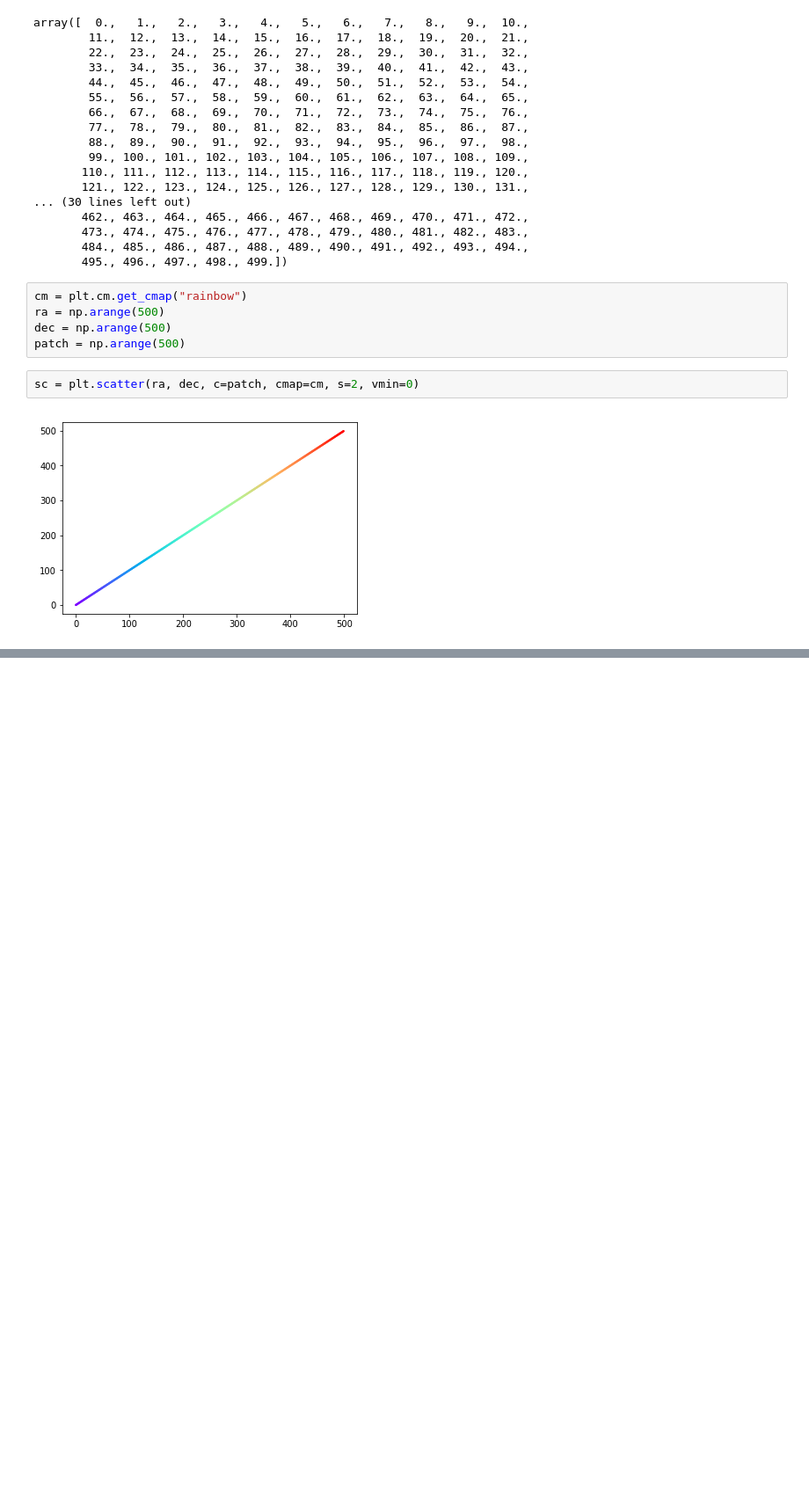
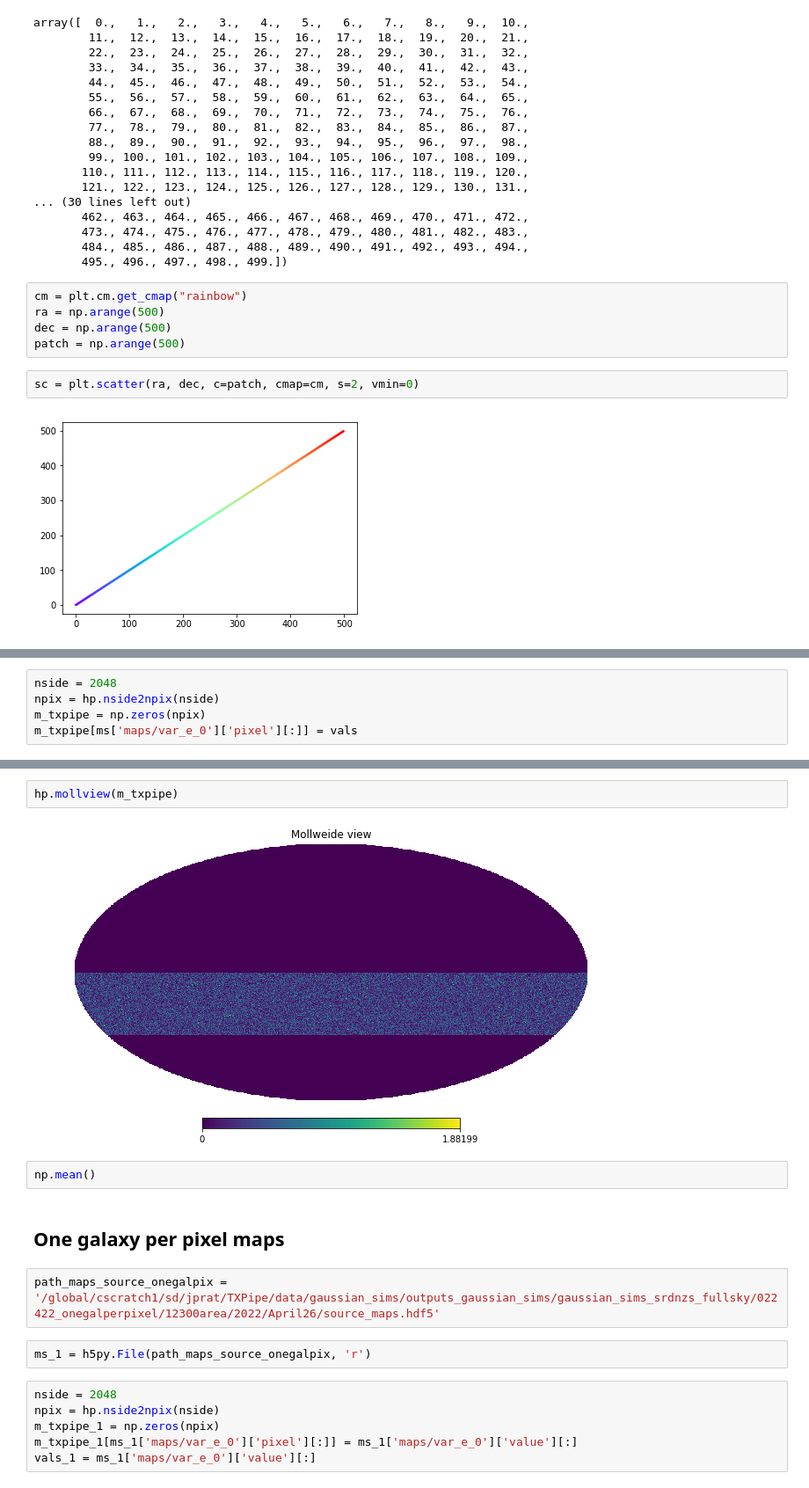
Before and after one commit to LSSTDESC/txpipe-cosmodc2, a Jupyter notebook: notebooks/CheckTXPipeOutputs.ipynb, the cells around one changed output, grey strips where cells are left out. Shown at 88% size. Cells and saved outputs as stored; diff of their text form; blank space fills up the shorter version.

```diff
--- a/notebooks/CheckTXPipeOutputs.ipynb
+++ b/notebooks/CheckTXPipeOutputs.ipynb
@@ -239,0 +325,5 @@ sc = plt.scatter(ra, dec, c=patch, cmap=cm, s=2, vmin=0)
+# %%
+nside = 2048
+npix = hp.nside2npix(nside)
+m_txpipe = np.zeros(npix)
+m_txpipe[ms['maps/var_e_0']['pixel'][:]] = vals
@@ -239,0 +408,18 @@ sc = plt.scatter(ra, dec, c=patch, cmap=cm, s=2, vmin=0)
+# %%
+hp.mollview(m_txpipe)
+# %% [output]
+[figure, added]
+# %%
+np.mean()
+# %% [markdown]
+## One galaxy per pixel maps
+# %%
+path_maps_source_onegalpix = '/global/cscratch1/sd/jprat/TXPipe/data/gaussian_sims/outputs_gaussian_sims/gaussian_sims_srdnzs_fullsky/022422_onegalperpixel/12300area/2022/April26/source_maps.hdf5'
+# %%
+ms_1 = h5py.File(path_maps_source_onegalpix, 'r')
+# %%
+nside = 2048
+npix = hp.nside2npix(nside)
+m_txpipe_1 = np.zeros(npix)
+m_txpipe_1[ms_1['maps/var_e_0']['pixel'][:]] = ms_1['maps/var_e_0']['value'][:]
+vals_1 = ms_1['maps/var_e_0']['value'][:]
```
Also changed, not shown: parts of 47 cells of this notebook, 4 other files.
